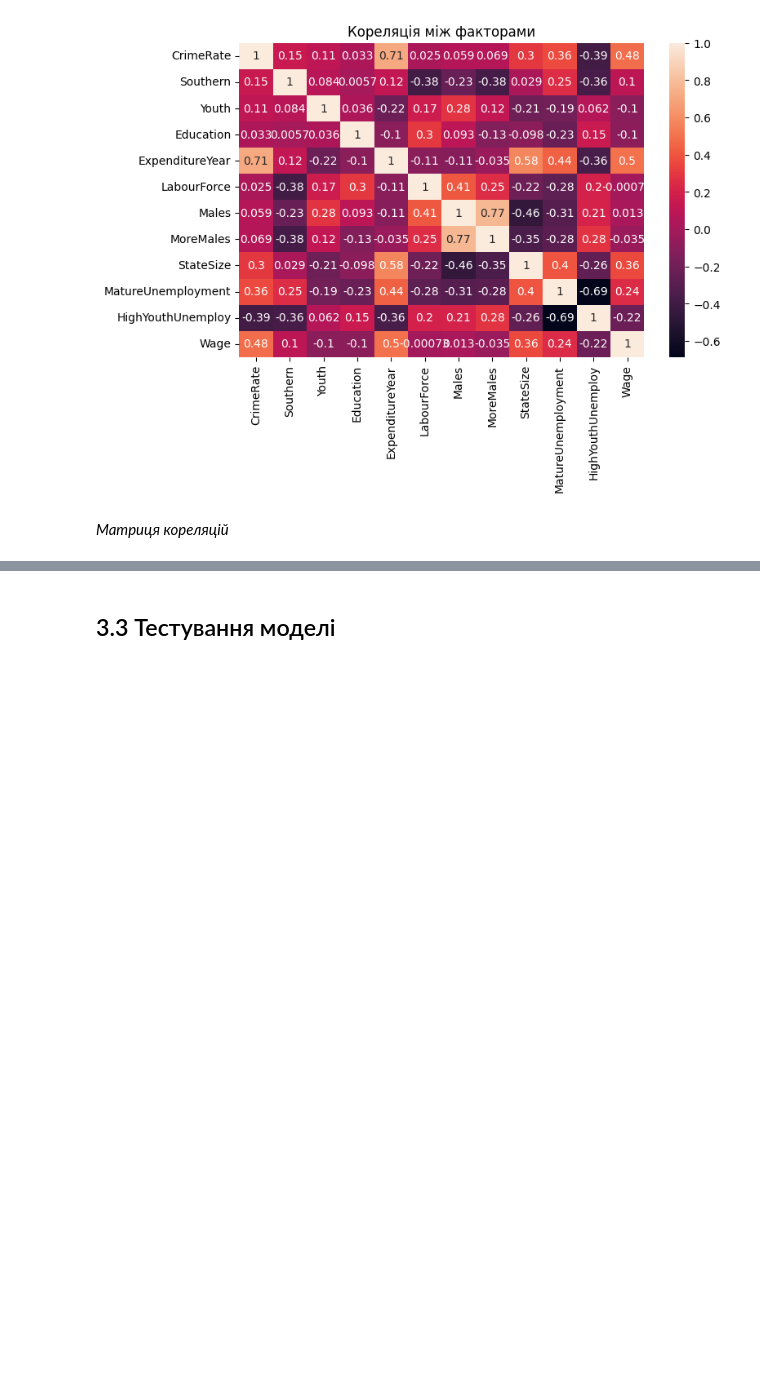
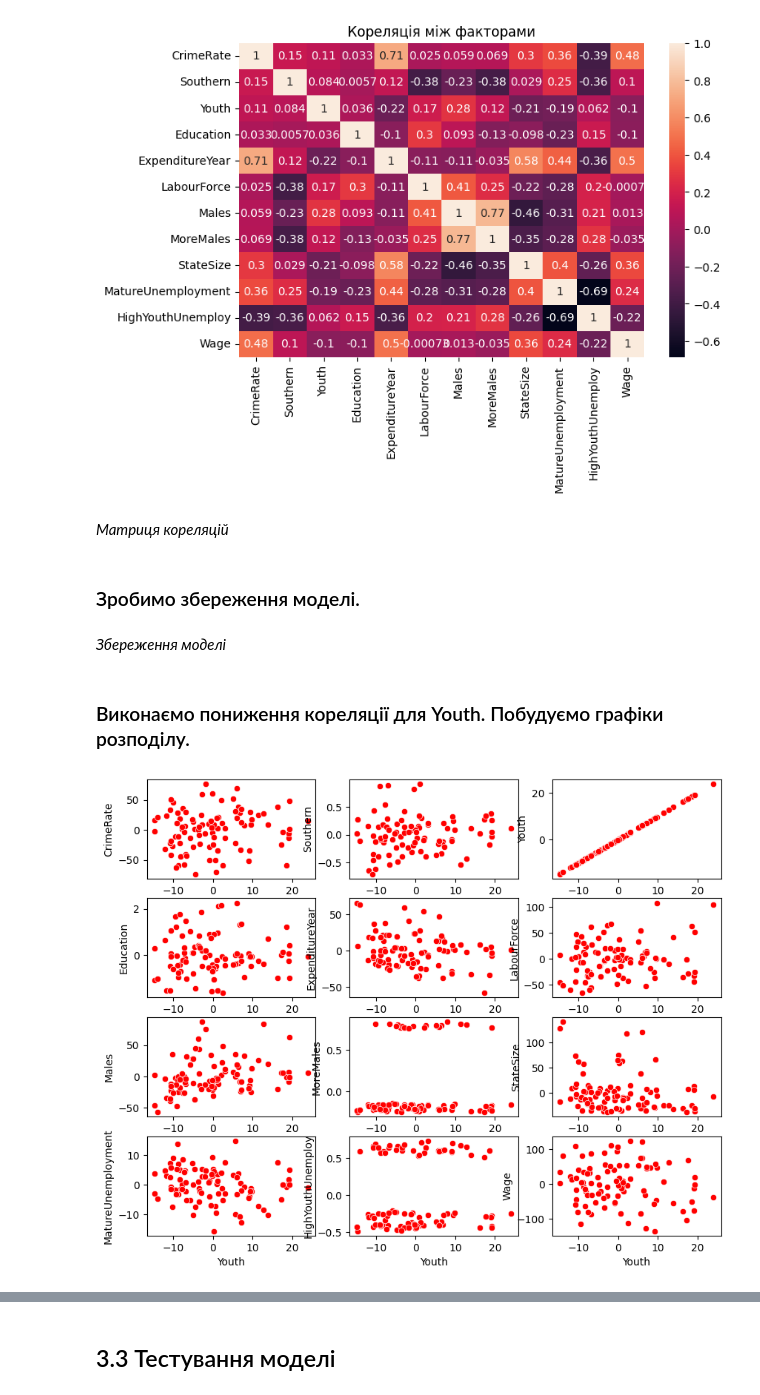
Before and after one commit to SideShowBoBGOT/DataAnalysisFifthSemester, a Jupyter notebook: Lab7/lab7.ipynb, the cells around one changed output, grey strips where cells are left out. Saved outputs shown, nothing was run; the diff lists cells and outputs as text; code cells hidden in the pictures; blank space fills up the shorter version.

```diff
--- a/Lab7/lab7.ipynb
+++ b/Lab7/lab7.ipynb
@@ -218,3 +223,23 @@ Test accuracy: 0.52795
 [figure]
 # %% [markdown]
 *Матриця кореляцій*
+# %% [markdown]
+### Зробимо збереження моделі.
+# %%
+dd = df.copy()
+# %% [markdown]
+*Збереження моделі*
+# %% [markdown]
+### Виконаємо пониження кореляції для Youth. Побудуємо графіки розподілу.
+# %%
+df = dd.copy()
+name = 'Youth'
+nrows = 4
+ncols = 3
+fig, axis = plt.subplots(nrows, ncols, figsize=(10, 8))
+for i, n in enumerate(df.columns):
+    row = i // ncols
+    col = i % ncols
+    sns.scatterplot(x=df[name], y=df[n], color='r', ax=axis[row][col])
+# %% [output]
+[figure, added]
```
Also changed, not shown: parts of 23 cells of this notebook.
